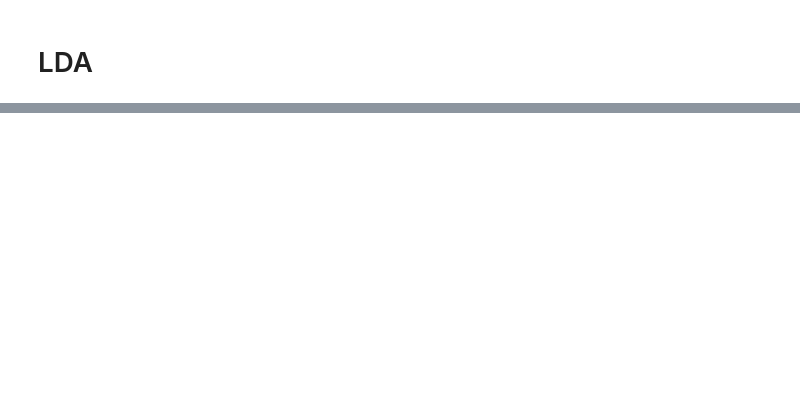
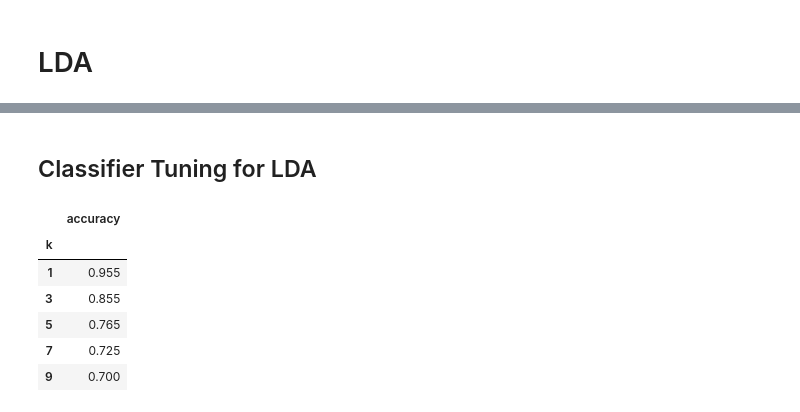
Before and after one commit to ahmedsamir459/Face-Recognition, a Jupyter notebook: PCA_LDA.ipynb, the cells around one changed output, grey strips where cells are left out. Saved outputs shown, nothing was run; the diff lists cells and outputs as text; code cells hidden in the pictures; blank space fills up the shorter version.

```diff
--- a/PCA_LDA.ipynb
+++ b/PCA_LDA.ipynb
@@ -124,0 +186,15 @@ df
+# %%
+def LDA_Projected(
+    X_train, X_test, eigen_values, eigen_vectors, num_dominant_eigen_vectors
+):
+    index = eigen_values.argsort()[::-1]
+    eigen_values = eigen_values[index]
+    eigen_vectors = eigen_vectors[:, index]
+
+    # projection matrix
+    projection_matrix = eigen_vectors[:, :num_dominant_eigen_vectors]
+    # data after projection
+    projected_X_train = np.dot(X_train, projection_matrix)
+    projected_X_test = np.dot(X_test, projection_matrix)
+
+    return projected_X_train, projected_X_test
@@ -124,0 +213,28 @@ df
+# %% [markdown]
+## Classifier Tuning for LDA
+# %%
+k_values = [1, 3, 5, 7, 9]
+
+# Initialize a list to store the results
+results = []
+
+# Loop over the values of k
+for k in k_values:
+    knn = KNeighborsClassifier(n_neighbors=k)
+    knn.fit(projected_X_train, y_train.ravel())
+    y_pred = knn.predict(projected_X_test)
+    accuracy = accuracy_score(y_test, y_pred.ravel())
+    results.append({"accuracy": accuracy})
+
+# Convert the results to a DataFrame
+df = pd.DataFrame(results, index=k_values)
+df.index.name = "k"
+df
+# %% [output]
+|  | accuracy |
+| k |  |
+| 1 | 0.955 |
+| 3 | 0.855 |
+| 5 | 0.765 |
+| 7 | 0.725 |
+| 9 | 0.700 |
```
Also changed, not shown: parts of 8 cells of this notebook.
